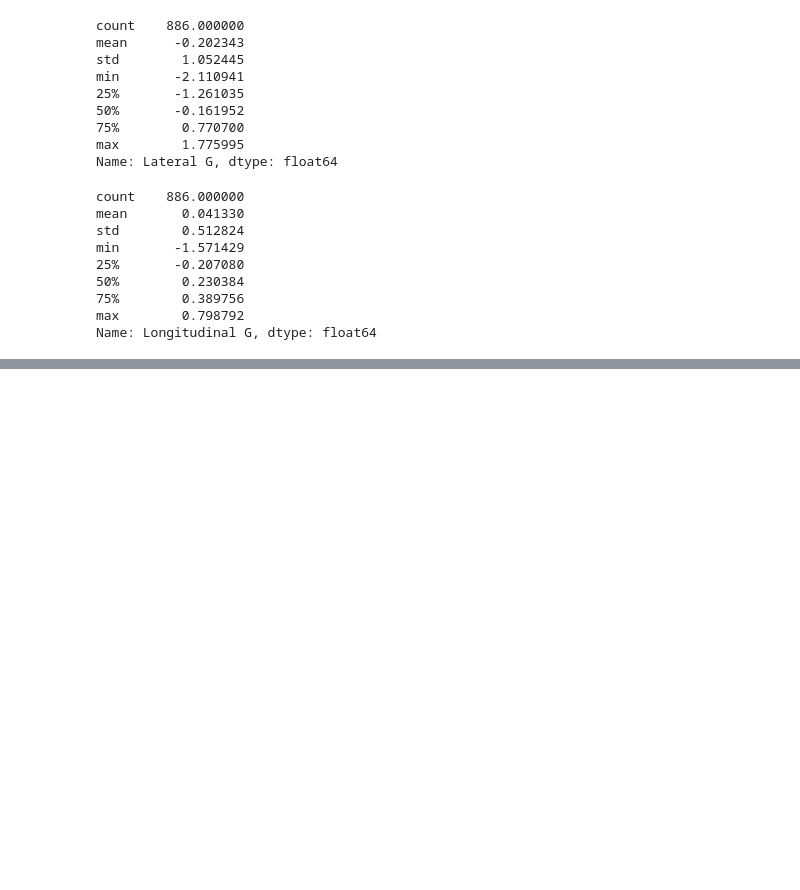
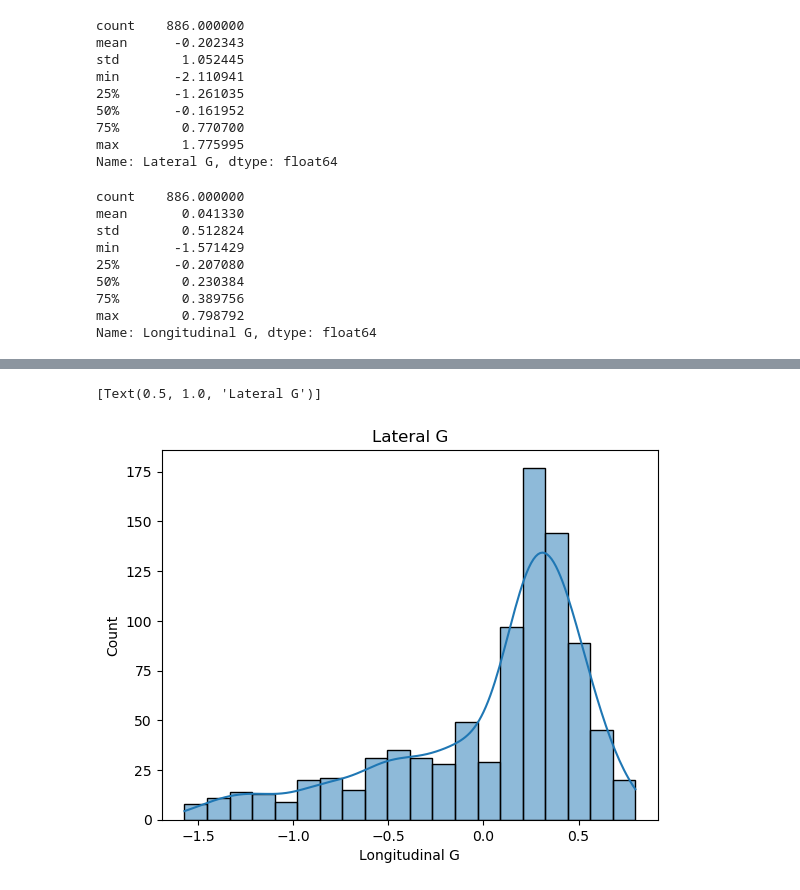
Before and after one commit to matdorneles/vehicle-data, a Jupyter notebook: longitudinal_lateral_accs/weight_transfer.ipynb, the cells around one changed output, grey strips where cells are left out. Drawn from its saved outputs; the diff is of its cells as text; code cells hidden in the pictures; blank space fills up the shorter version.

```diff
--- a/longitudinal_lateral_accs/weight_transfer.ipynb
+++ b/longitudinal_lateral_accs/weight_transfer.ipynb
@@ -59,0 +62,6 @@ Name: Longitudinal G, dtype: float64
+# %%
+# histogram of longitudinal G
+srn.histplot(dataset['Longitudinal G'], kde=True).set(title='Lateral G')
+# %% [output]
+[Text(0.5, 1.0, 'Lateral G')]
+[figure, added]
```
Also changed, not shown: parts of 6 cells of this notebook.
